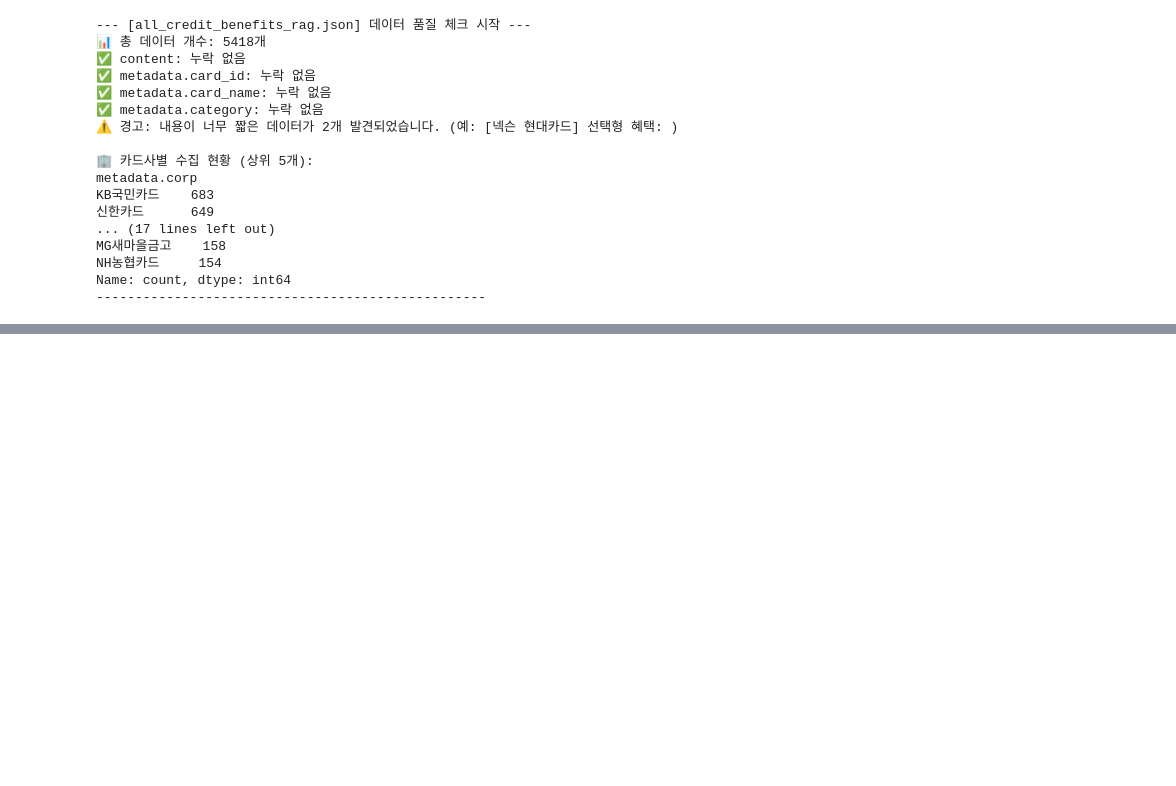
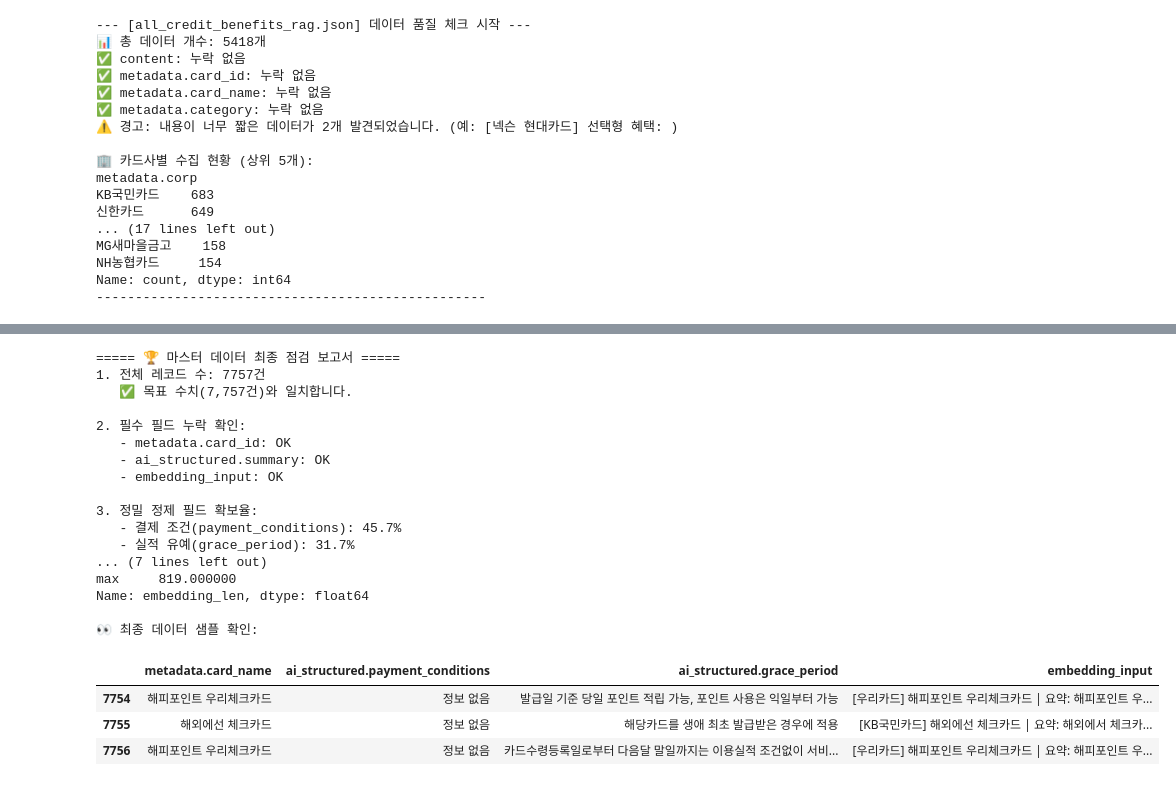
Before and after one commit to Jeon03/SeSAC-AI-Project, a Jupyter notebook: jeon/test.ipynb, the cells around one changed output, grey strips where cells are left out. Saved outputs shown, nothing was run; the diff lists cells and outputs as text; code cells hidden in the pictures; blank space fills up the shorter version.

```diff
--- a/jeon/test.ipynb
+++ b/jeon/test.ipynb
@@ -344,0 +1237,76 @@ Name: count, dtype: int64
+# %%
+import json
+import pandas as pd
+from collections import Counter
+
+# 1. 파일 로드
+FILE_PATH = './data/FINAL_MASTER_DATA_FIXED_7757.json'
+with open(FILE_PATH, 'r', encoding='utf-8') as f:
+    master_data = json.load(f)
+
+# 2. 데이터프레임 변환
+df = pd.json_normalize(master_data)
+
+print("===== 🏆 마스터 데이터 최종 점검 보고서 =====")
+print(f"1. 전체 레코드 수: {len(df)}건")
+if len(df) == 7757:
+    print("   ✅ 목표 수치(7,757건)와 일치합니다.")
+else:
+    print(f"   ⚠️ 수치 불일치! (현재 {len(df)}건 / 목표 7,757건)")
+
+# 3. 필수 필드 누락 여부
+required_fields = ['metadata.card_id', 'ai_structured.summary', 'embedding_input']
+missing_counts = {field: df[field].isnull().sum() for field in required_fields}
+print("\n2. 필수 필드 누락 확인:")
+for field, count in missing_counts.items():
+    status = "OK" if count == 0 else f"⚠️ {count}건 누락"
+    print(f"   - {field}: {status}")
+
+# 4. 2차 정제 성과 측정 (확보율)
+def is_valid_info(val):
+    return val not in [None, "정보 없음", "없음", "null", "None", "", []]
+
+payment_rate = df['ai_structured.payment_conditions'].apply(is_valid_info).mean() * 100
+grace_rate = df['ai_structured.grace_period'].apply(is_valid_info).mean() * 100
+
+print("\n3. 정밀 정제 필드 확보율:")
+print(f"   - 결제 조건(payment_conditions): {payment_rate:.1f}%")
+print(f"   - 실적 유예(grace_period): {grace_rate:.1f}%")
+
+# 5. 노이즈 잔류 검사
+noise_text = "Powered by Froala Editor"
+noise_count = df['embedding_input'].str.contains(noise_text, case=False).sum()
+print(f"\n4. 노이즈 제거 확인:")
+print(f"   - '{noise_text}' 잔류 건수: {noise_count}건")
+
+# 6. 임베딩 입력값 품질 (길이 분석)
+df['embedding_len'] = df['embedding_input'].str.len()
+print("\n5. 임베딩 입력값 길이 통계:")
+print(df['embedding_len'].describe()[['mean', 'min', 'max']])
+
+# 7. 실제 데이터 샘플 (하단 3건)
+print("\n👀 최종 데이터 샘플 확인:")
+pd.set_option('display.max_colwidth', 100)
+display(df[['metadata.card_name', 'ai_structured.payment_conditions', 'ai_structured.grace_period', 'embedding_input']].tail(3))
+# %% [output]
+===== 🏆 마스터 데이터 최종 점검 보고서 =====
+1. 전체 레코드 수: 7757건
+   ✅ 목표 수치(7,757건)와 일치합니다.
+
+2. 필수 필드 누락 확인:
+   - metadata.card_id: OK
+   - ai_structured.summary: OK
+   - embedding_input: OK
+
+3. 정밀 정제 필드 확보율:
+   - 결제 조건(payment_conditions): 45.7%
+   - 실적 유예(grace_period): 31.7%
+... (7 lines left out)
+max     819.000000
+Name: embedding_len, dtype: float64
+
+👀 최종 데이터 샘플 확인:
+|  | metadata.card_name | ai_structured.payment_conditions | ai_structured.grace_period | embedding_input |
+| 7754 | 해피포인트 우리체크카드 | 정보 없음 | 발급일 기준 당일 포인트 적립 가능, 포인트 사용은 익일부터 가능 | [우리카드] 해피포인트 우리체크카드 | 요약: 해피포인트 우... |
+| 7755 | 해외에선 체크카드 | 정보 없음 | 해당카드를 생애 최초 발급받은 경우에 적용 | [KB국민카드] 해외에선 체크카드 | 요약: 해외에서 체크카... |
+| 7756 | 해피포인트 우리체크카드 | 정보 없음 | 카드수령등록일로부터 다음달 말일까지는 이용실적 조건없이 서비... | [우리카드] 해피포인트 우리체크카드 | 요약: 해피포인트 우... |
```
Also changed, not shown: parts of 27 cells of this notebook, 1 other file.
